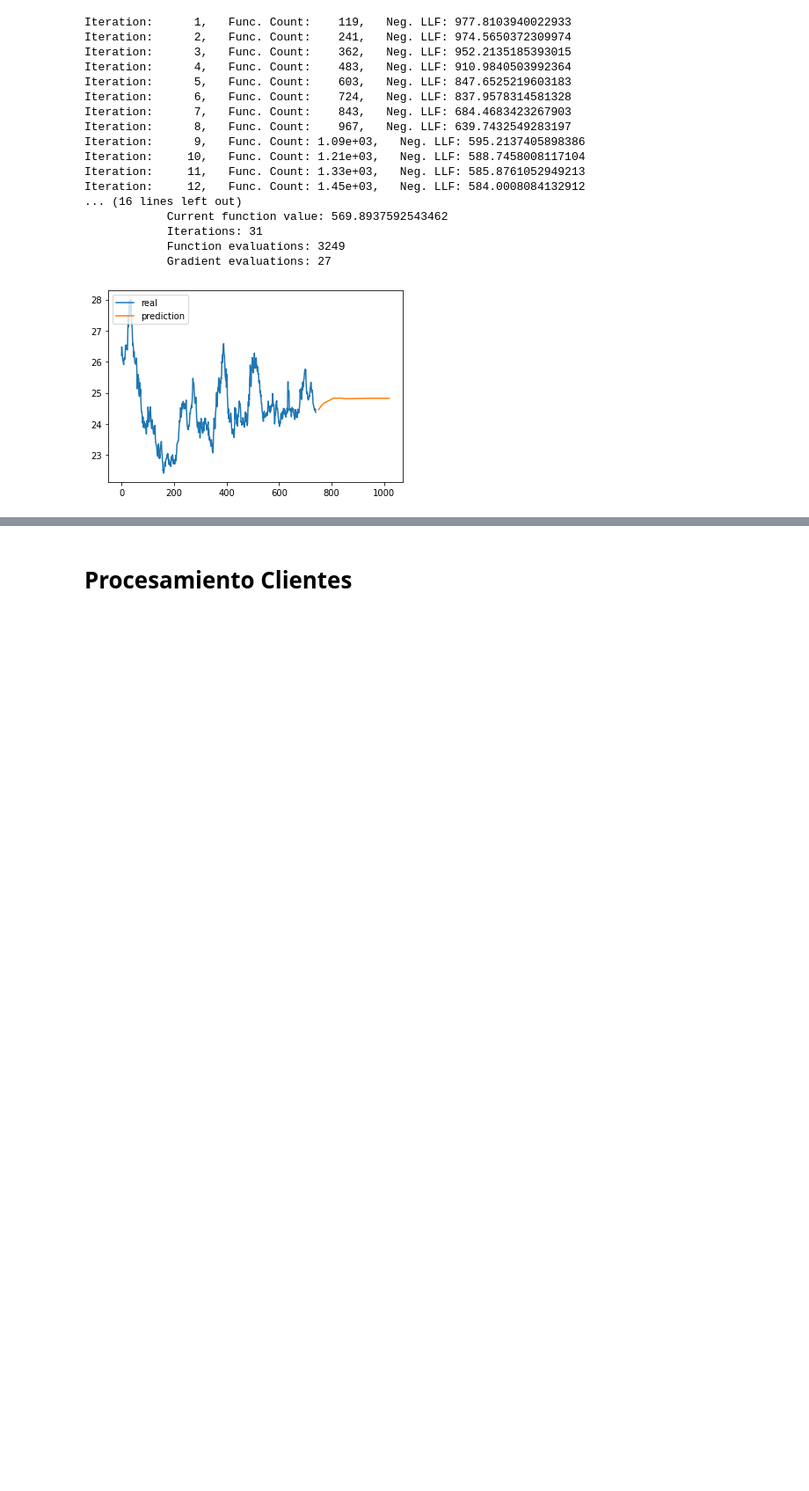
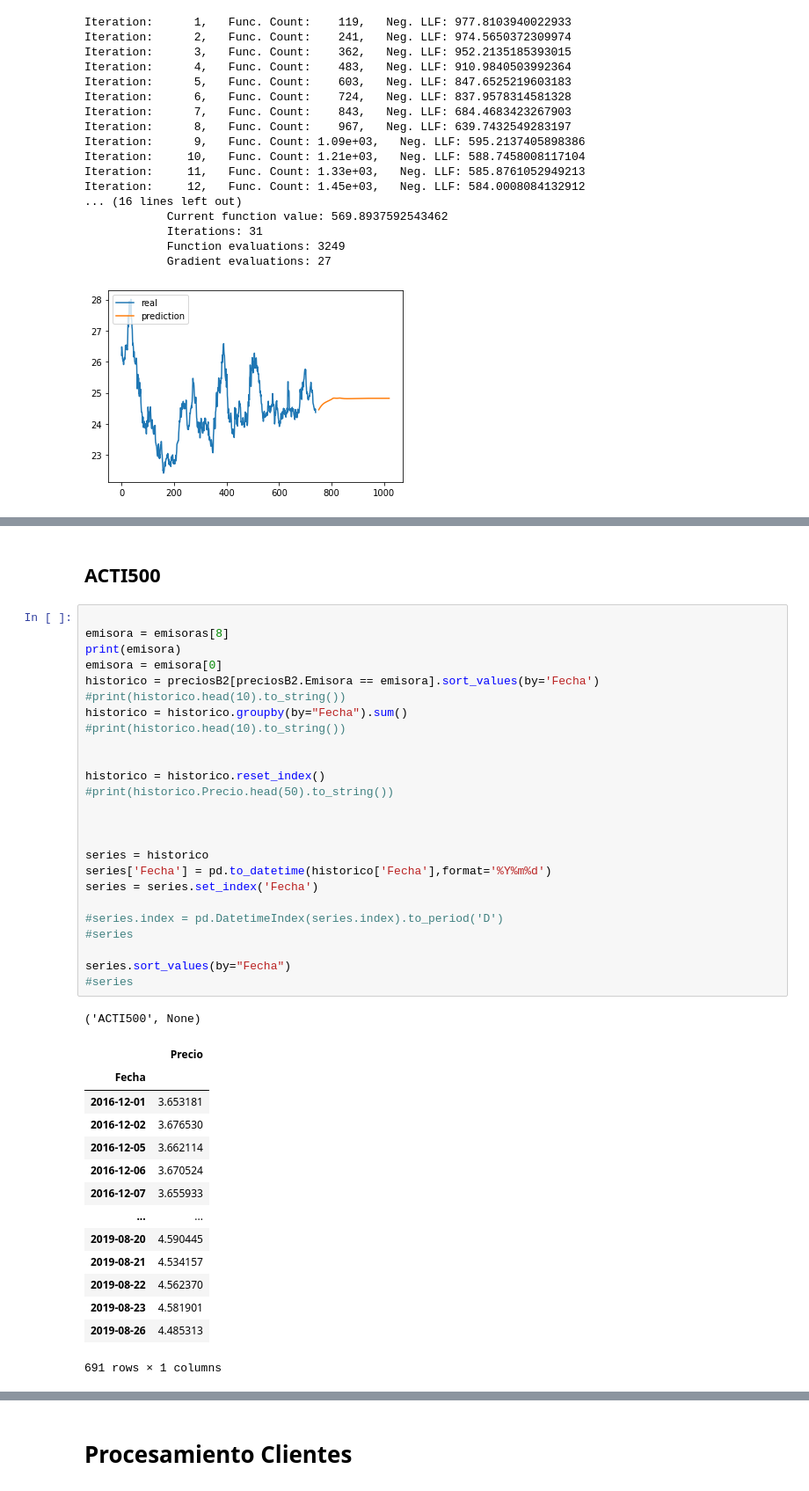
Before and after one commit to UlmoMacias/proyecto1704, a Jupyter notebook: main.ipynb, the cells around one changed output, grey strips where cells are left out. Shown at 88% size. Drawn from its saved outputs; the diff is of its cells as text; blank space fills up the shorter version.

```diff
--- a/main.ipynb
+++ b/main.ipynb
@@ -502,0 +469,43 @@ train
+# %% [markdown]
+## ACTI500
+# %%
+
+emisora = emisoras[8]
+print(emisora)
+emisora = emisora[0]
+historico = preciosB2[preciosB2.Emisora == emisora].sort_values(by='Fecha')
+#print(historico.head(10).to_string())
+historico = historico.groupby(by="Fecha").sum()
+#print(historico.head(10).to_string())
+
+
+historico = historico.reset_index()
+#print(historico.Precio.head(50).to_string())
+
+
+
+series = historico
+series['Fecha'] = pd.to_datetime(historico['Fecha'],format='%Y%m%d')
+series = series.set_index('Fecha')
+
+#series.index = pd.DatetimeIndex(series.index).to_period('D')
+#series
+
+series.sort_values(by="Fecha")
+#series
+# %% [output]
+('ACTI500', None)
+|  | Precio |
+| Fecha |  |
+| 2016-12-01 | 3.653181 |
+| 2016-12-02 | 3.676530 |
+| 2016-12-05 | 3.662114 |
+| 2016-12-06 | 3.670524 |
+| 2016-12-07 | 3.655933 |
+| ... | ... |
+| 2019-08-20 | 4.590445 |
+| 2019-08-21 | 4.534157 |
+| 2019-08-22 | 4.562370 |
+| 2019-08-23 | 4.581901 |
+| 2019-08-26 | 4.485313 |
+691 rows × 1 columns
```
Also changed, not shown: parts of 23 cells of this notebook.
